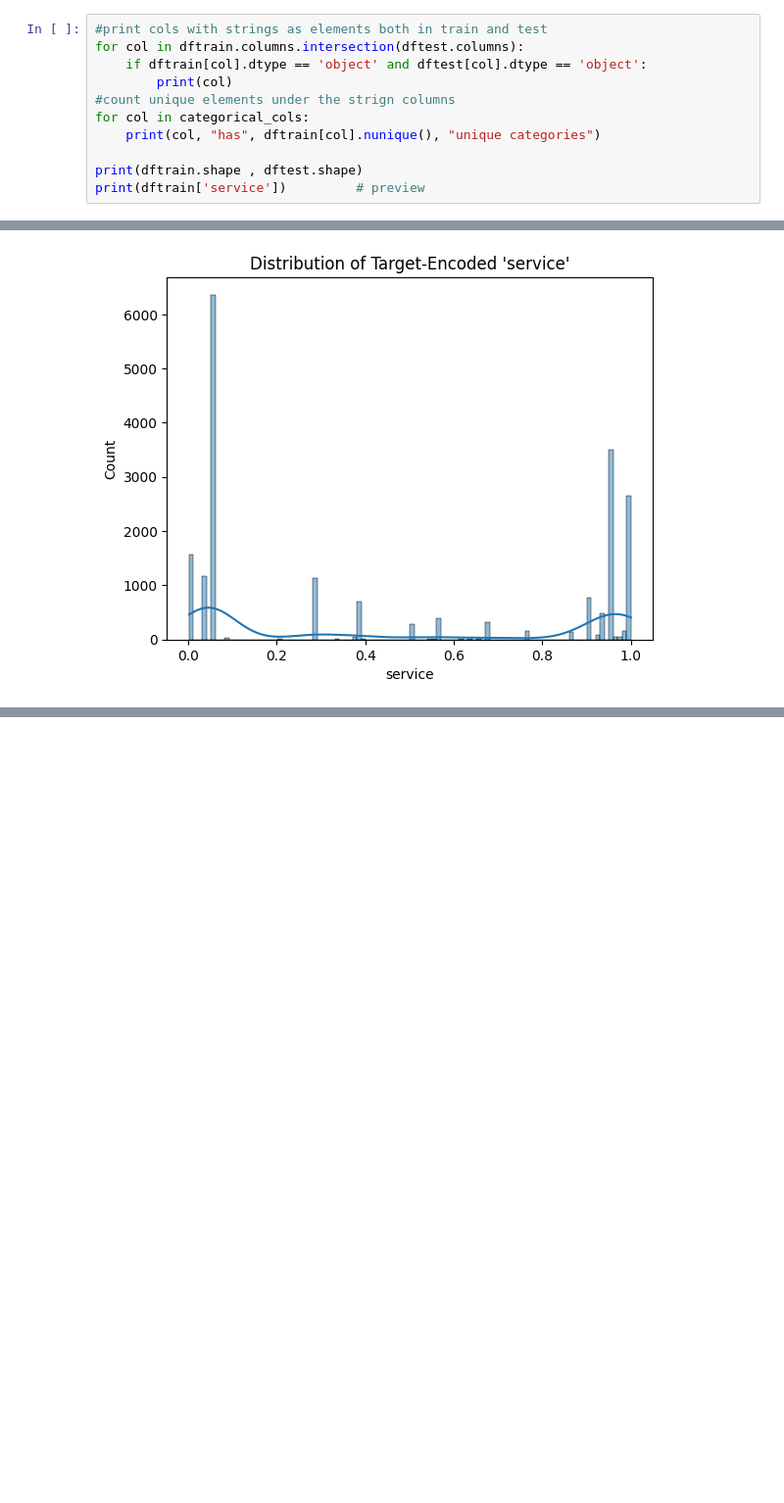
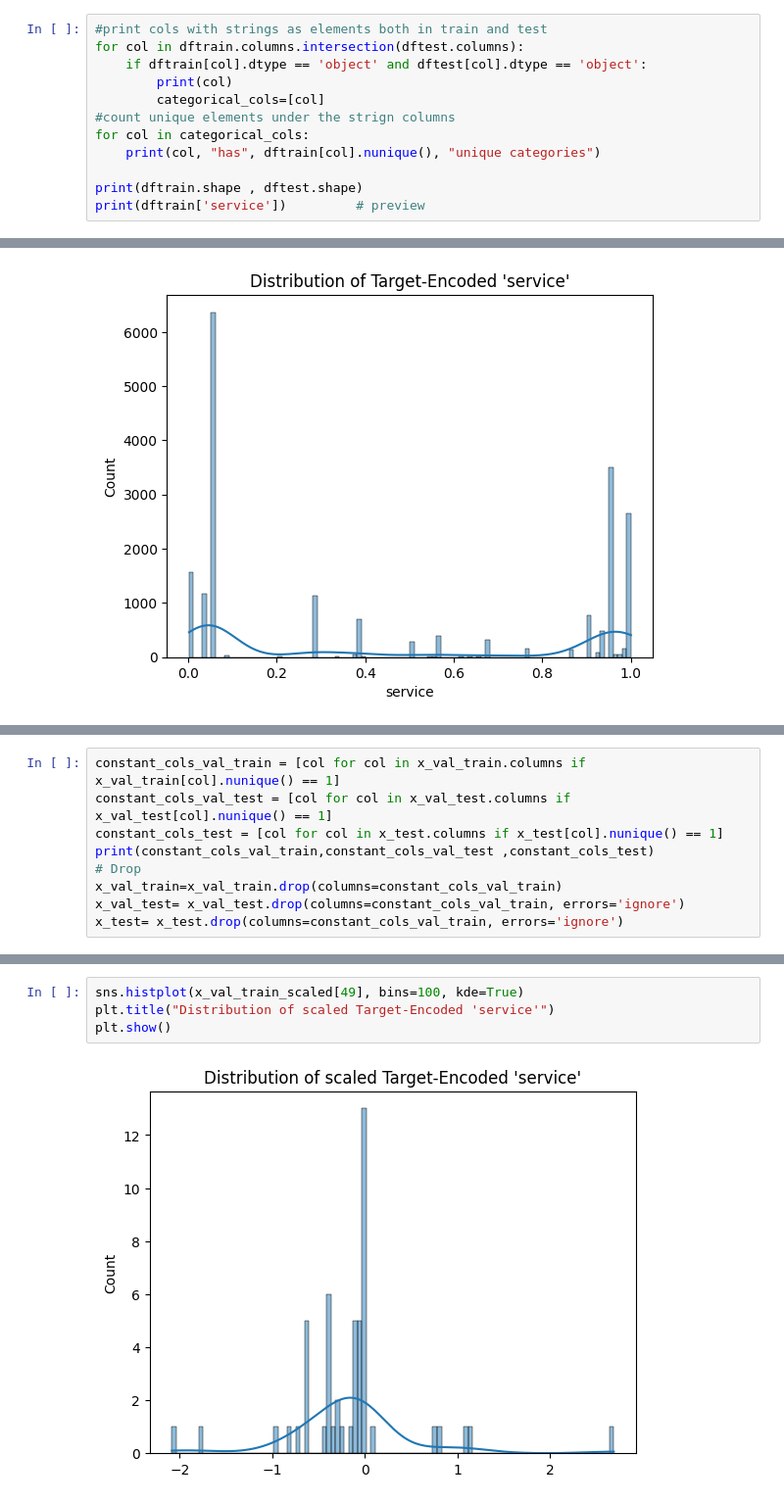
Before and after one commit to DinaKyr/network-intrusion-mlp, a Jupyter notebook: nn.ipynb, the cells around one changed output, grey strips where cells are left out. Shown: that part at 98% size. Saved outputs shown, nothing was run; the diff lists cells and outputs as text; blank space fills up the shorter version.

```diff
--- a/nn.ipynb
+++ b/nn.ipynb
@@ -36,6 +36,7 @@ Name: count, dtype: int64
 for col in dftrain.columns.intersection(dftest.columns):
     if dftrain[col].dtype == 'object' and dftest[col].dtype == 'object':
         print(col)
+        categorical_cols=[col]
 #count unique elements under the strign columns
 for col in categorical_cols:
     print(col, "has", dftrain[col].nunique(), "unique categories")
@@ -135,0 +144,9 @@ plt.show()
+# %%
+constant_cols_val_train = [col for col in x_val_train.columns if x_val_train[col].nunique() == 1]
+constant_cols_val_test = [col for col in x_val_test.columns if x_val_test[col].nunique() == 1]
+constant_cols_test = [col for col in x_test.columns if x_test[col].nunique() == 1]
+print(constant_cols_val_train,constant_cols_val_test ,constant_cols_test)
+# Drop
+x_val_train=x_val_train.drop(columns=constant_cols_val_train)
+x_val_test= x_val_test.drop(columns=constant_cols_val_train, errors='ignore')
+x_test= x_test.drop(columns=constant_cols_val_train, errors='ignore')
@@ -171,0 +191,6 @@ plt.show()
+# %%
+sns.histplot(x_val_train_scaled[49], bins=100, kde=True)
+plt.title("Distribution of scaled Target-Encoded 'service'")
+plt.show()
+# %% [output]
+[figure, added]
```
Also changed, not shown: parts of 7 cells of this notebook.
